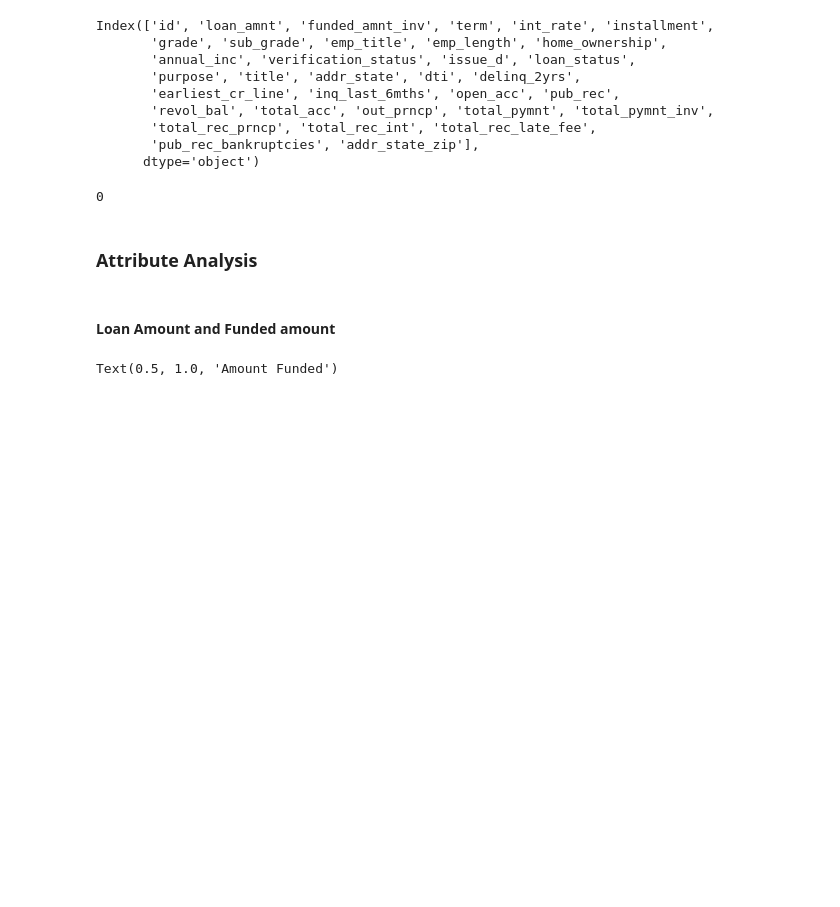
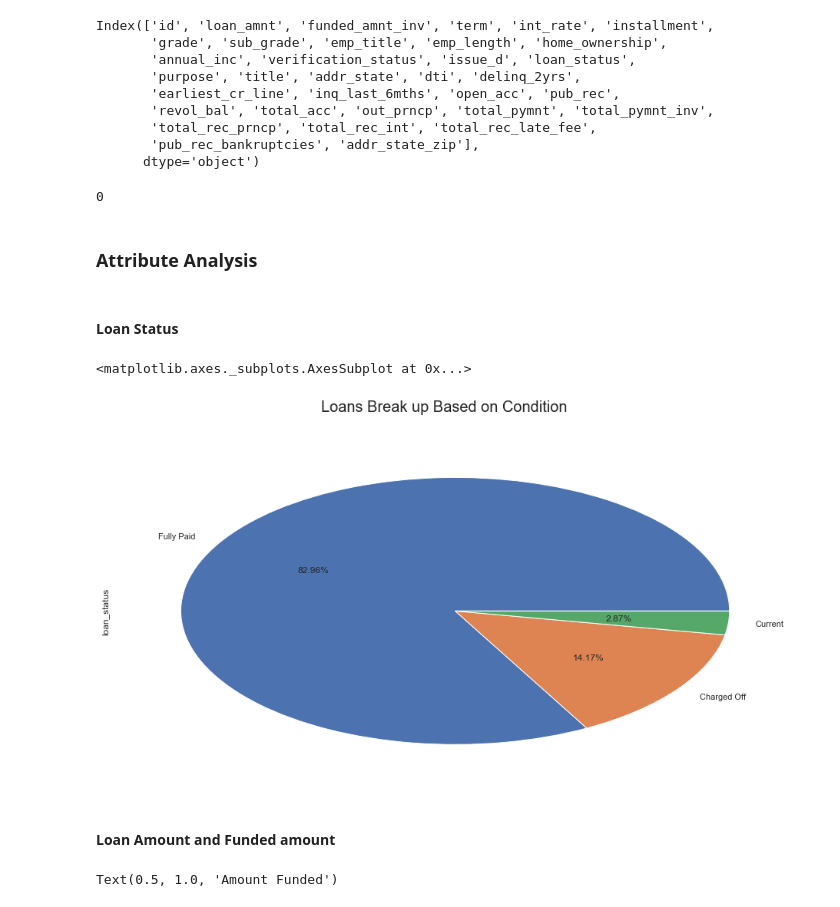
Before and after one commit to abhayace/loan-default-factors, a Jupyter notebook: Loan_Assignment_final.ipynb, the cells around one changed output. Saved outputs shown, nothing was run; the diff lists cells and outputs as text; code cells hidden in the pictures; blank space fills up the shorter version.

Commit message:
Add loan status piechart

```diff
--- a/Loan_Assignment_final.ipynb
+++ b/Loan_Assignment_final.ipynb
@@ -301,6 +301,20 @@ def finding_regions(state):
 loans_df['region'] = loans_df.addr_state.apply(finding_regions)
 # %% [markdown]
 ### Attribute Analysis
+# %% [markdown]
+#### Loan Status
+# %%
+f, ax = plt.subplots(figsize=(16,8))
+
+colors = ["#3791D7", "#D72626"]
+labels ="Good Loans", "Bad Loans"
+
+plt.suptitle('Loans Break up Based on Condition', fontsize=20)
+
+loans_df["loan_status"].value_counts().plot.pie(autopct='%1.2f%%')
+# %% [output]
+<matplotlib.axes._subplots.AxesSubplot at 0x...>
+[figure, added]
 # %% [markdown]
 #### Loan Amount and Funded amount
 # %%
```
